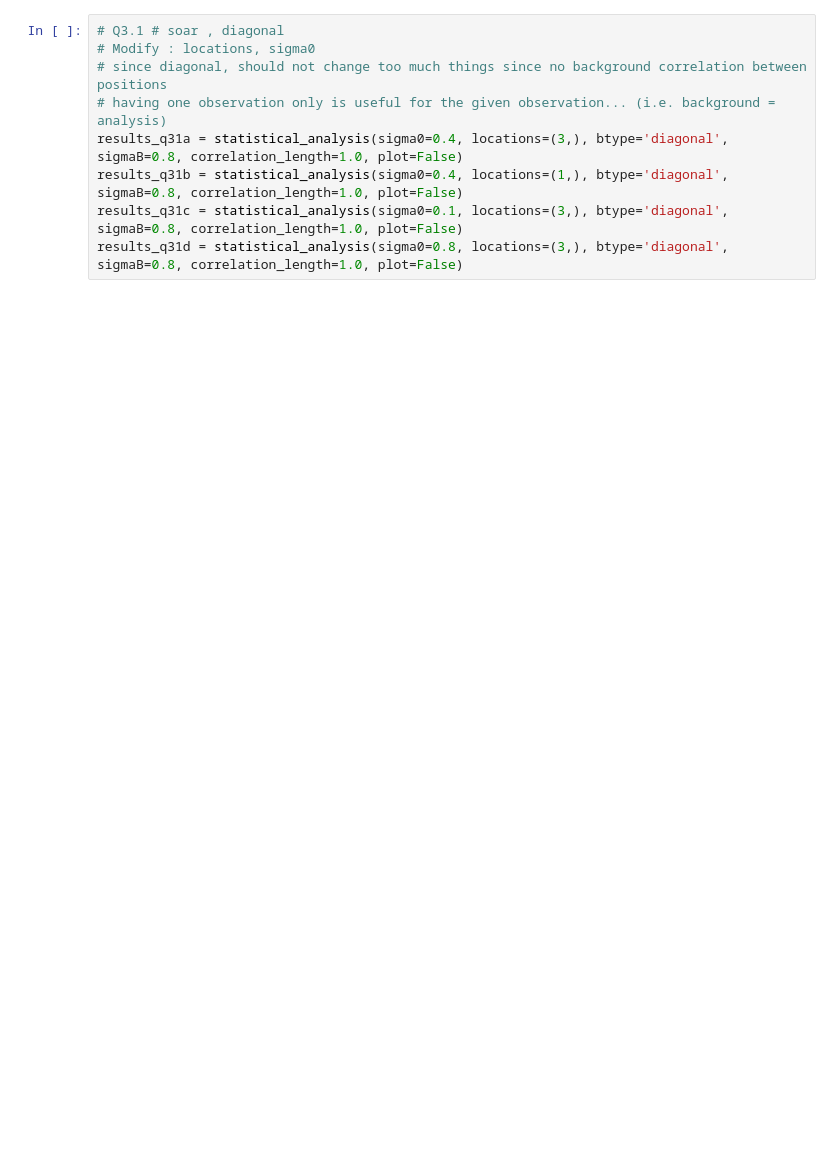
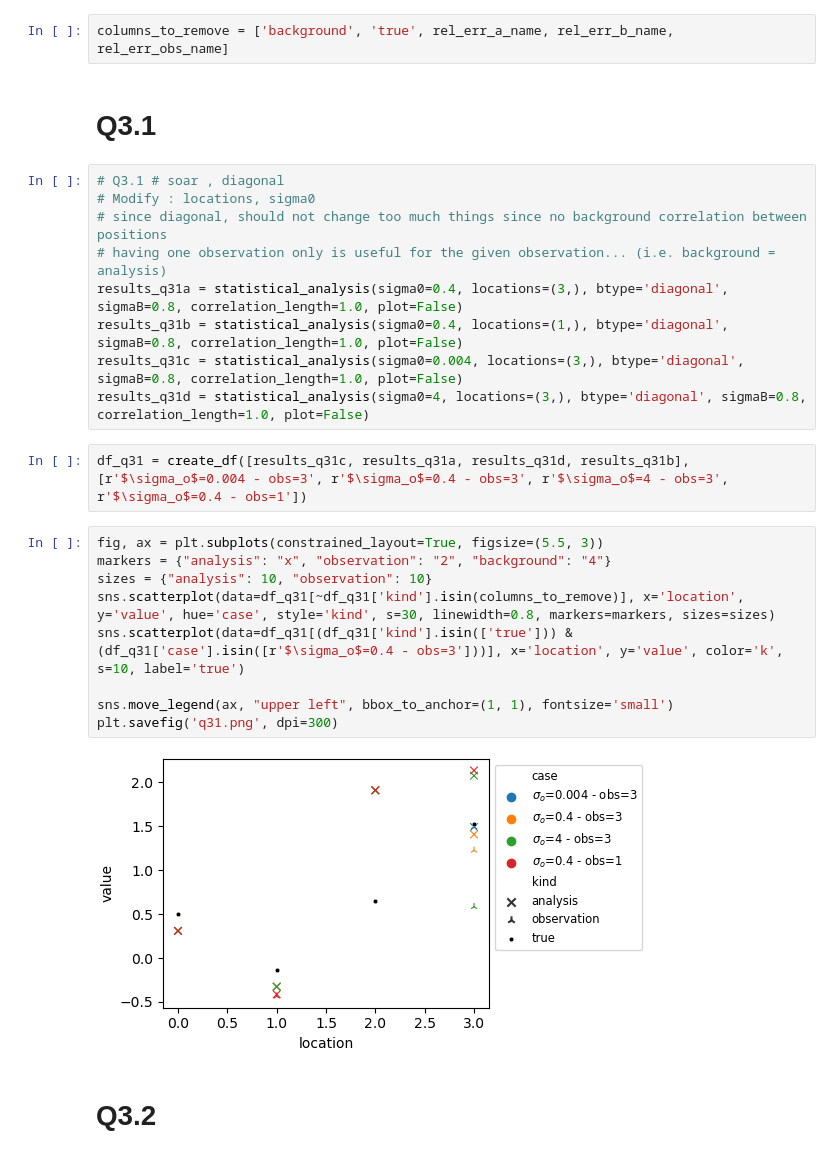
Before and after one commit to PaulCalot/supaero-mdo, a Jupyter notebook: be3/main.ipynb, the cells around one changed output. Saved outputs shown, nothing was run; the diff lists cells and outputs as text; blank space fills up the shorter version.

```diff
--- a/be3/main.ipynb
+++ b/be3/main.ipynb
@@ -123,3 +49,7 @@ def statistical_analysis(sigma0=0.4, locations=(3,), btype='diagonal', sigmaB=0.
+# %%
+columns_to_remove = ['background', 'true', rel_err_a_name, rel_err_b_name, rel_err_obs_name]
+# %% [markdown]
+# Q3.1
 # %%
 # Q3.1 # soar , diagonal
 # Modify : locations, sigma0
@@ -127,8 +57,23 @@ def statistical_analysis(sigma0=0.4, locations=(3,), btype='diagonal', sigmaB=0.
 # having one observation only is useful for the given observation... (i.e. background = analysis)
 results_q31a = statistical_analysis(sigma0=0.4, locations=(3,), btype='diagonal', sigmaB=0.8, correlation_length=1.0, plot=False)
 results_q31b = statistical_analysis(sigma0=0.4, locations=(1,), btype='diagonal', sigmaB=0.8, correlation_length=1.0, plot=False)
-results_q31c = statistical_analysis(sigma0=0.1, locations=(3,), btype='diagonal', sigmaB=0.8, correlation_length=1.0, plot=False)
-results_q31d = statistical_analysis(sigma0=0.8, locations=(3,), btype='diagonal', sigmaB=0.8, correlation_length=1.0, plot=False)
+results_q31c = statistical_analysis(sigma0=0.004, locations=(3,), btype='diagonal', sigmaB=0.8, correlation_length=1.0, plot=False)
+results_q31d = statistical_analysis(sigma0=4, locations=(3,), btype='diagonal', sigmaB=0.8, correlation_length=1.0, plot=False)
+# %%
+df_q31 = create_df([results_q31c, results_q31a, results_q31d, results_q31b], [r'$\sigma_o$=0.004 - obs=3', r'$\sigma_o$=0.4 - obs=3', r'$\sigma_o$=4 - obs=3',  r'$\sigma_o$=0.4 - obs=1'])
+# %%
+fig, ax = plt.subplots(constrained_layout=True, figsize=(5.5, 3))
+markers = {"analysis": "x", "observation": "2", "background": "4"}
+sizes = {"analysis": 10, "observation": 10}
+sns.scatterplot(data=df_q31[~df_q31['kind'].isin(columns_to_remove)], x='location', y='value', hue='case', style='kind', s=30, linewidth=0.8, markers=markers, sizes=sizes)
+sns.scatterplot(data=df_q31[(df_q31['kind'].isin(['true'])) & (df_q31['case'].isin([r'$\sigma_o$=0.4 - obs=3']))], x='location', y='value', color='k', s=10, label='true')
+
+sns.move_legend(ax, "upper left", bbox_to_anchor=(1, 1), fontsize='small')
+plt.savefig('q31.png', dpi=300)
+# %% [output]
+[figure, added]
+# %% [markdown]
+# Q3.2
 # %%
 # Q3.2
 # We now see the observation obtained on one specific grid point being useful for other grid points
```
Also changed, not shown: parts of 43 cells of this notebook, 2 other files.
